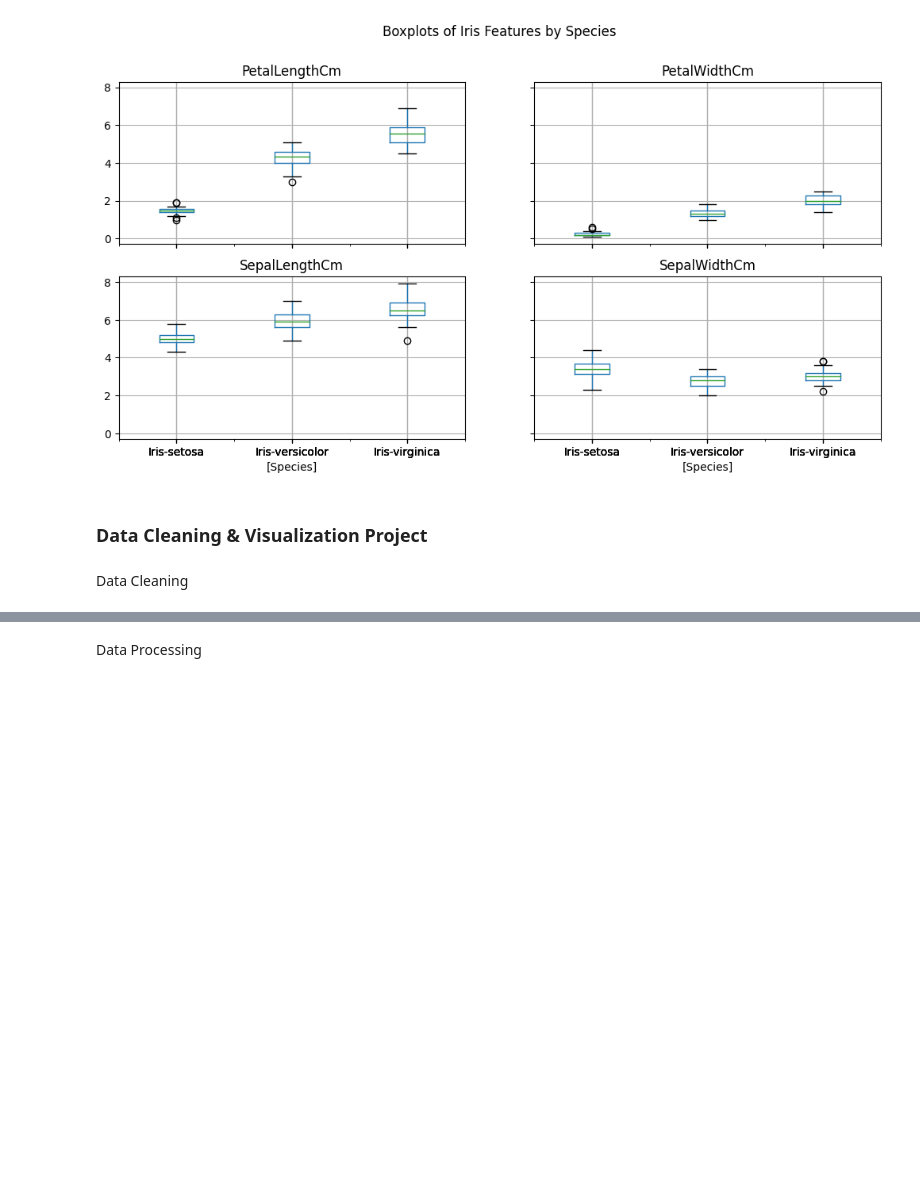
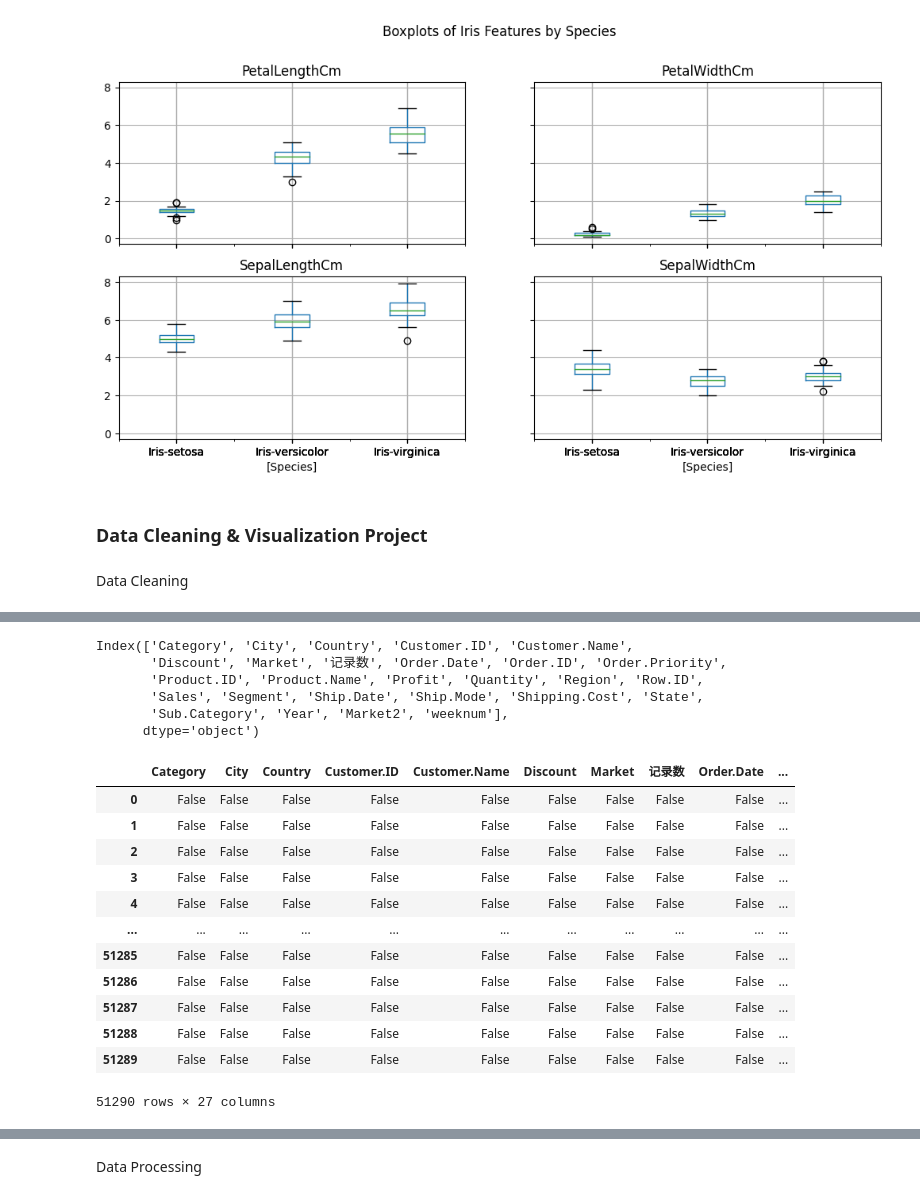
Before and after one commit to Monta243/Python1, a Jupyter notebook: Masar_Camp.ipynb, the cells around one changed output, grey strips where cells are left out. Cells and saved outputs as stored; diff of their text form; code cells hidden in the pictures; blank space fills up the shorter version.

```diff
--- a/Masar_Camp.ipynb
+++ b/Masar_Camp.ipynb
@@ -1907,0 +1928,10 @@ Data Cleaning
+# %%
+# get the column
+df.columns
+# %% [output]
+Index(['Category', 'City', 'Country', 'Customer.ID', 'Customer.Name',
+       'Discount', 'Market', '记录数', 'Order.Date', 'Order.ID', 'Order.Priority',
+       'Product.ID', 'Product.Name', 'Profit', 'Quantity', 'Region', 'Row.ID',
+       'Sales', 'Segment', 'Ship.Date', 'Ship.Mode', 'Shipping.Cost', 'State',
+       'Sub.Category', 'Year', 'Market2', 'weeknum'],
+      dtype='object')
@@ -1907,0 +1941,17 @@ Data Cleaning
+# %%
+#check the null (missing values)
+df.isnull()
+# %% [output]
+|  | Category | City | Country | Customer.ID | Customer.Name | Discount | Market | 记录数 | Order.Date | ... |
+| 0 | False | False | False | False | False | False | False | False | False | ... |
+| 1 | False | False | False | False | False | False | False | False | False | ... |
+| 2 | False | False | False | False | False | False | False | False | False | ... |
+| 3 | False | False | False | False | False | False | False | False | False | ... |
+| 4 | False | False | False | False | False | False | False | False | False | ... |
+| ... | ... | ... | ... | ... | ... | ... | ... | ... | ... | ... |
+| 51285 | False | False | False | False | False | False | False | False | False | ... |
+| 51286 | False | False | False | False | False | False | False | False | False | ... |
+| 51287 | False | False | False | False | False | False | False | False | False | ... |
+| 51288 | False | False | False | False | False | False | False | False | False | ... |
+| 51289 | False | False | False | False | False | False | False | False | False | ... |
+51290 rows × 27 columns
```
Also changed, not shown: parts of 36 cells of this notebook.
